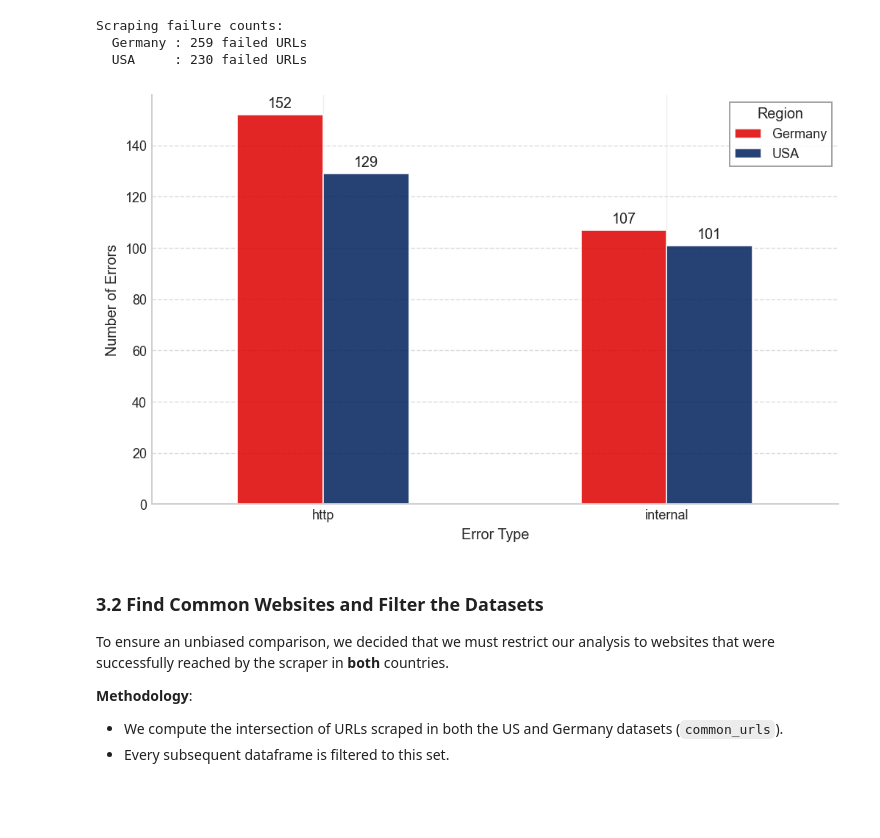
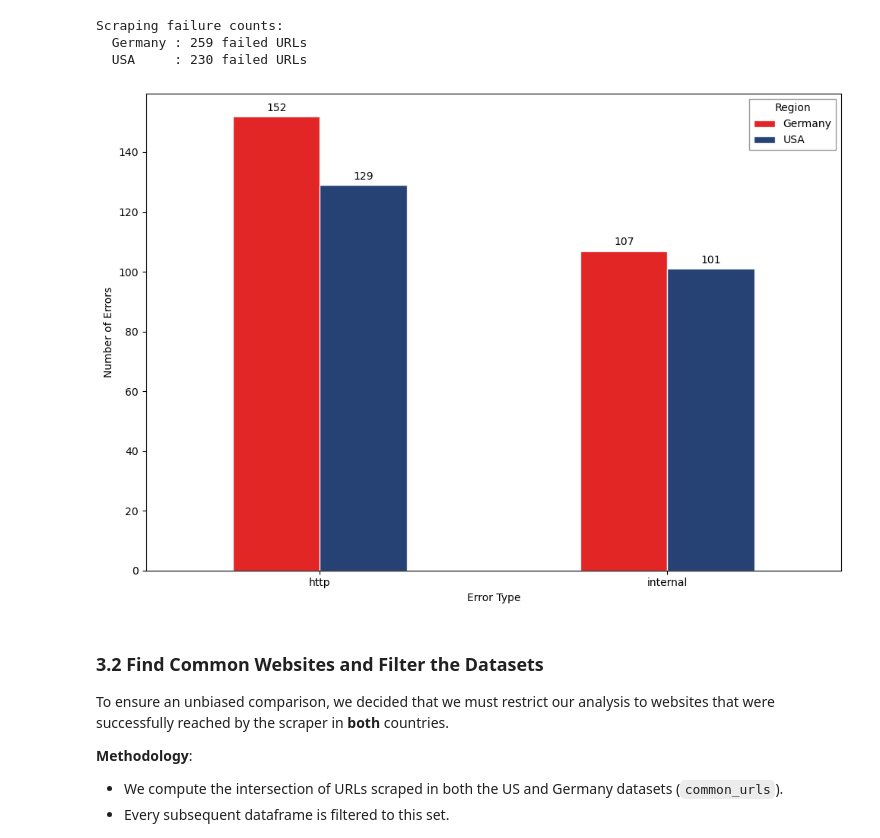
Before and after one commit to FlyinHedgehog/consent-observatory-tool-analysis, a Jupyter notebook: notebooks/germany-usa-results.ipynb, the cells around one changed output. Cells and saved outputs as stored; diff of their text form; code cells hidden in the pictures; blank space fills up the shorter version.

Commit message:
update the notebook, extract the important graphs

```diff
--- a/notebooks/germany-usa-results.ipynb
+++ b/notebooks/germany-usa-results.ipynb
@@ -34,24 +34,8 @@ import json
 # this is where we are getting the extracted data for Germany and USA
 OUTPUT_DIR = Path('../data/output')
 EXAMPLES_DIR = Path('../data/examples')
+GRAPHS_DIR = Path('../data/graphs')
 
-# setup for plots
-plt.style.use('seaborn-v0_8-whitegrid')
-plt.rcParams.update({
-    'figure.figsize': (9, 4.5),
-    'figure.dpi': 130,
-    'savefig.dpi': 300,
-    'font.size': 11,
-    'axes.titlesize': 13,
-    'axes.labelsize': 11,
-    'xtick.labelsize': 10,
-    'ytick.labelsize': 10,
-    'legend.fontsize': 10,
-    'axes.spines.top': False,
-    'axes.spines.right': False,
-    'axes.grid': True,
-    'grid.alpha': 0.3,
-})
 
 # red for Germany, blue for USA
 COLORS = {'Germany': '#DD0000', 'USA': '#00205B'}
@@ -139,36 +124,36 @@ us_errors = df_errors_us['error_type'].value_counts()
 # combine into a single DataFrame for easy plotting
 df_errors_combined = pd.DataFrame({
     'Germany': de_errors,
     'USA': us_errors
 })
 
 # create the grouped bar plot
-fig, ax = plt.subplots(figsize=(8, 5))
+fig, ax = plt.subplots(figsize=(10, 7))
 
 # plotting directly with Pandas, makes grouped bars automatically
 df_errors_combined.plot(
     kind='bar',
     ax=ax,
     color=[COLORS.get("Germany", "#1f77b4"), COLORS.get("USA", "#ff7f0e")],
     edgecolor='white',
     alpha=0.85
 )
 
 for container in ax.containers:
     ax.bar_label(container, padding=3)
 
 # formatting the plot
 # ax.set_title('Error Types Comparison')
 ax.set_xlabel('Error Type')
 ax.set_ylabel('Number of Errors')
 plt.xticks(rotation=0) # Keeps the 'http' and 'internal' labels horizontal
 ax.legend(title='Region', frameon=True, fancybox=False, edgecolor='gray')
-ax.grid(axis='y', linestyle='--', alpha=0.7)
+# ax.grid(axis='y', linestyle='--', alpha=0.3)
 
 plt.tight_layout()
 plt.show()
 # %% [output]
-[figure, old version]
+[figure, new version]
 # %% [markdown]
 ### 3.2 Find Common Websites and Filter the Datasets
 
```
Also changed, not shown: parts of 17 cells of this notebook, 6 other files.
